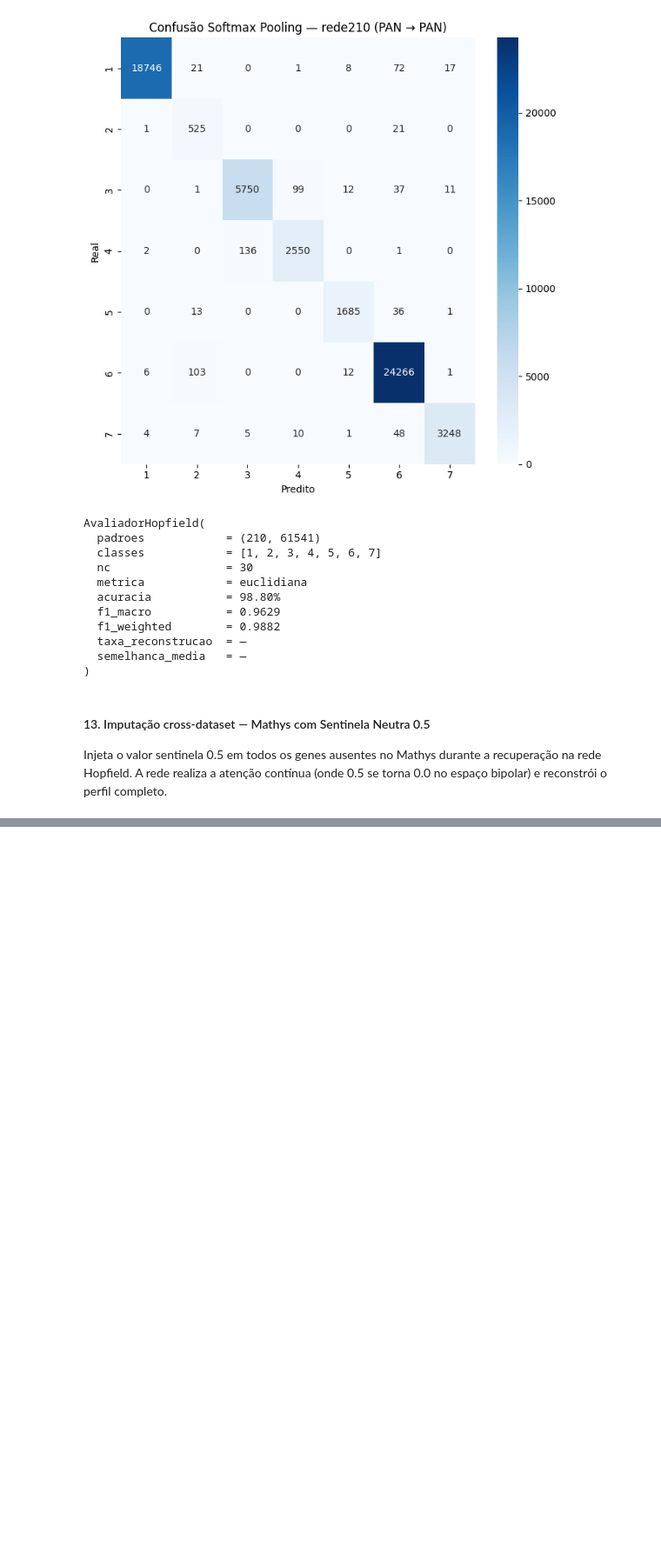
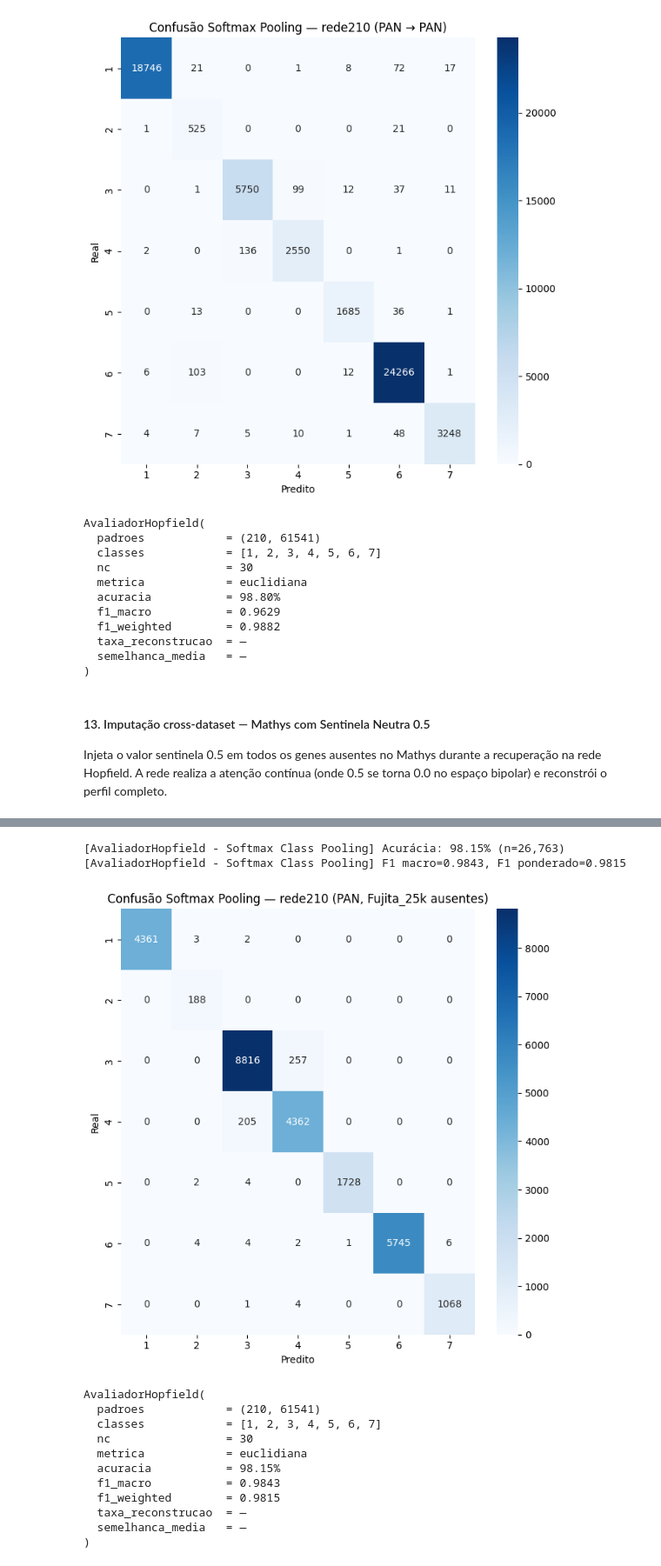
Before and after one commit to letdevx/pipiline_hopifield, a Jupyter notebook: pipeline_generico_Pan_Mathys.ipynb, the cells around one changed output, grey strips where cells are left out. Shown at 87% size. Saved outputs shown, nothing was run; the diff lists cells and outputs as text; code cells hidden in the pictures; blank space fills up the shorter version.

```diff
--- a/pipeline_generico_Pan_Mathys.ipynb
+++ b/pipeline_generico_Pan_Mathys.ipynb
@@ -1034,3 +999,30 @@ AvaliadorHopfield(
   taxa_reconstrucao  = —
   semelhanca_media   = —
 )
+# %%
+avaliador_m = AvaliadorHopfield(
+    padroes=perf180,
+    classes=CLASSES_CANONICAS,
+    nc=30,
+    meta=meta_eval,
+    metrica="euclidiana",
+)
+avaliador_m.avaliar_por_atencao(att_m, clo_alvo).plotar(
+    titulo="Confusão Softmax Pooling — rede210 (PAN, Fujita_25k ausentes)"
+)
+print(avaliador_m)
+# %% [output]
+[AvaliadorHopfield - Softmax Class Pooling] Acurácia: 98.15% (n=26,763)
+[AvaliadorHopfield - Softmax Class Pooling] F1 macro=0.9843, F1 ponderado=0.9815
+[figure, added]
+AvaliadorHopfield(
+  padroes            = (210, 61541)
+  classes            = [1, 2, 3, 4, 5, 6, 7]
+  nc                 = 30
+  metrica            = euclidiana
+  acuracia           = 98.15%
+  f1_macro           = 0.9843
+  f1_weighted        = 0.9815
+  taxa_reconstrucao  = —
+  semelhanca_media   = —
+)
```
Also changed, not shown: parts of 16 cells of this notebook, 1 other file.
